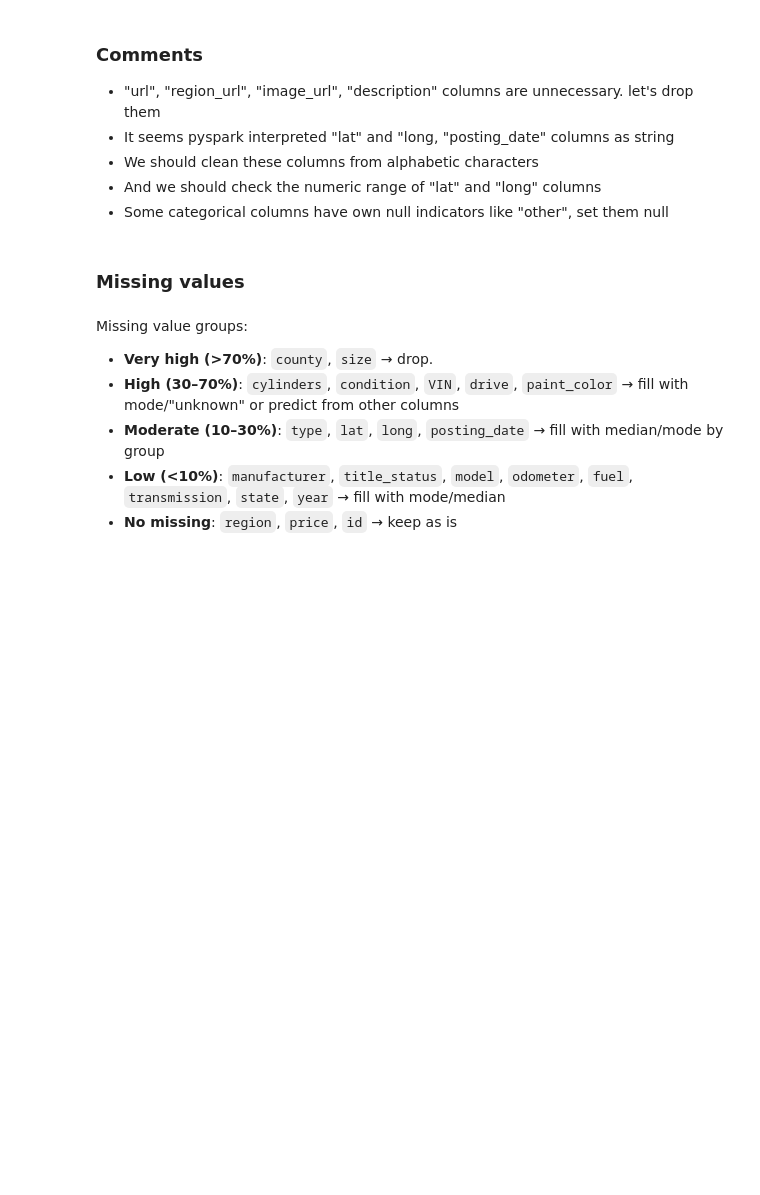
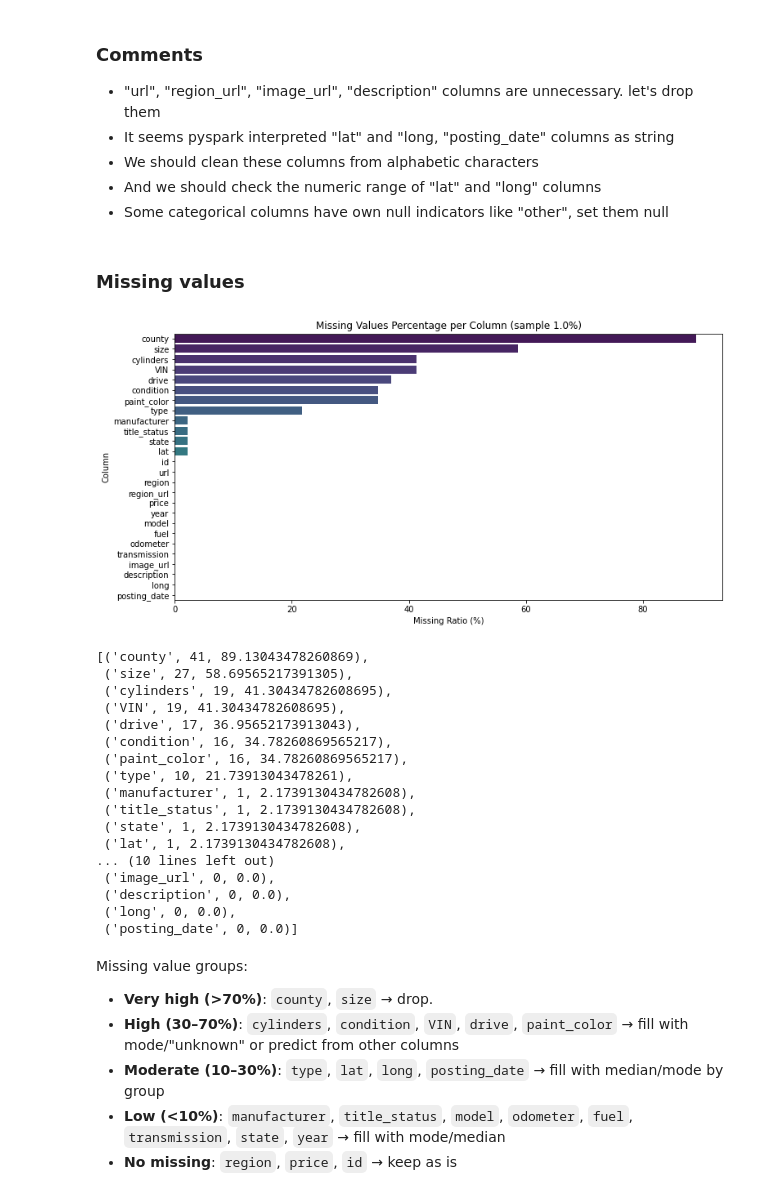
Before and after one commit to Hoaingocnguyen1/DSEB64A, a Jupyter notebook: car-price-prediction-with-pyspark.ipynb, the cells around one changed output. Saved outputs shown, nothing was run; the diff lists cells and outputs as text; code cells hidden in the pictures; blank space fills up the shorter version.

Commit message:
Kaggle Notebook | Car Price EDA and Imputers with PySpark | Version 5

```diff
--- a/car-price-prediction-with-pyspark.ipynb
+++ b/car-price-prediction-with-pyspark.ipynb
@@ -153,0 +146,3 @@ df_cars.limit(5).toPandas()
+# %%
+df_sample = df_cars.sample(withReplacement=False, fraction=0.01, seed=42).cache()
+df_cars.limit(5).toPandas()
@@ -237,35 +240,54 @@ df_cars = normalize_cars(df_cars)
 def plot_missing_values_spark(df, sample_frac=0.01):
     # Lấy sample nhỏ để giảm memory
     df_sample = df.sample(fraction=sample_frac, seed=42)
 
     # Tạo list expressions đếm null trên sample
     agg_exprs = [
         F.count(F.when(F.col(c).isNull(), c)).alias(c)
         for c in df_sample.columns
     ]
     sample_count = df_sample.count()  # chỉ trên sample
     missing_counts = df_sample.agg(*agg_exprs).collect()[0].asDict()
 
     # Tính ratio
     missing_data = [
         (c, missing_counts[c], missing_counts[c] / sample_count * 100)
         for c in df_sample.columns
     ]
     missing_data.sort(key=lambda x: x[2], reverse=True)
 
     # Vẽ barplot
     columns, counts, ratios = zip(*missing_data)
     plt.figure(figsize=(12, 6))
     sns.barplot(x=list(ratios), y=list(columns), palette="viridis")
     plt.title(f"Missing Values Percentage per Column (sample {sample_frac*100:.1f}%)")
     plt.xlabel("Missing Ratio (%)")
     plt.ylabel("Column")
     plt.show()
 
     return missing_data
 
-# missing_df = plot_missing_values_spark(df_cars)
-# missing_df
+missing_df = plot_missing_values_spark(df_sample)
+missing_df
+# %% [output]
+[figure, added]
+[('county', 41, 89.13043478260869),
+ ('size', 27, 58.69565217391305),
+ ('cylinders', 19, 41.30434782608695),
+ ('VIN', 19, 41.30434782608695),
+ ('drive', 17, 36.95652173913043),
+ ('condition', 16, 34.78260869565217),
+ ('paint_color', 16, 34.78260869565217),
+ ('type', 10, 21.73913043478261),
+ ('manufacturer', 1, 2.1739130434782608),
+ ('title_status', 1, 2.1739130434782608),
+ ('state', 1, 2.1739130434782608),
+ ('lat', 1, 2.1739130434782608),
+... (10 lines left out)
+ ('image_url', 0, 0.0),
+ ('description', 0, 0.0),
+ ('long', 0, 0.0),
+ ('posting_date', 0, 0.0)]
 # %% [markdown]
 Missing value groups:
 * **Very high (>70%)**: `county`, `size` → drop.
```
Also changed, not shown: parts of 36 cells of this notebook.
